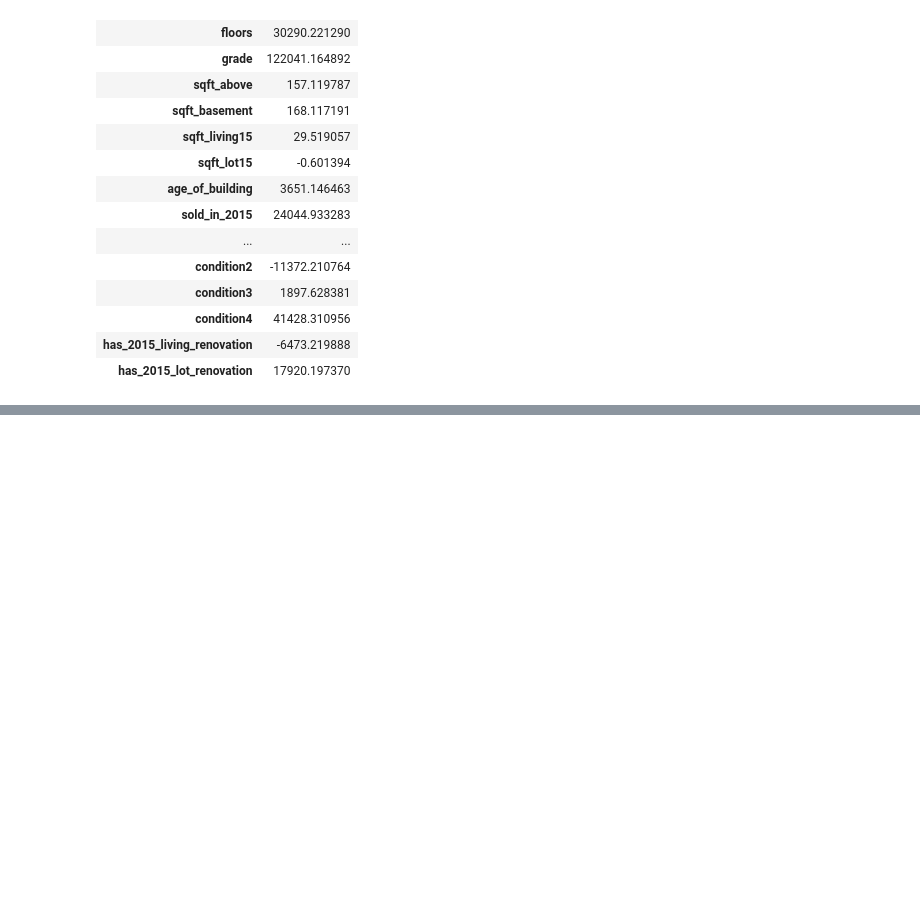
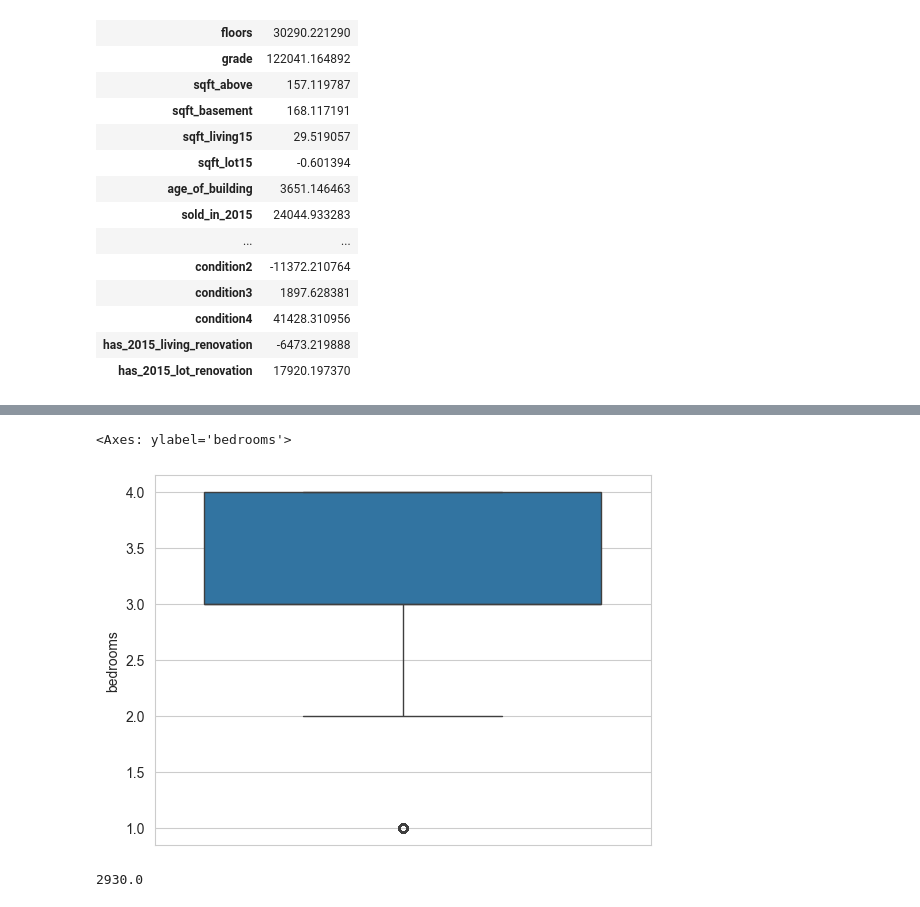
Before and after one commit to Takosaga/spring_24, a Jupyter notebook: data_mining/lab3/lab3.ipynb, the cells around one changed output, grey strips where cells are left out. Saved outputs shown, nothing was run; the diff lists cells and outputs as text; code cells hidden in the pictures; blank space fills up the shorter version.

```diff
--- a/data_mining/lab3/lab3.ipynb
+++ b/data_mining/lab3/lab3.ipynb
@@ -513,0 +579,3 @@ error_score = metrics.r2_score(y_test, predictions)
+# %%
+wa_housing_df_cleaned = wa_housing_df
+wa_housing_df_cleaned = wa_housing_df_cleaned[wa_housing_df_cleaned['price']<=Quant_90[0]]
@@ -513,0 +607,10 @@ error_score = metrics.r2_score(y_test, predictions)
+# %%
+wa_housing_df_cleaned = wa_housing_df_cleaned[wa_housing_df_cleaned['bedrooms']<=Quant_90[1]]
+sns.boxplot(wa_housing_df_cleaned['bedrooms'])
+# %% [output]
+<Axes: ylabel='bedrooms'>
+[figure, added]
+# %%
+Quant_90[7]
+# %% [output]
+2930.0
```
Also changed, not shown: parts of 53 cells of this notebook.
